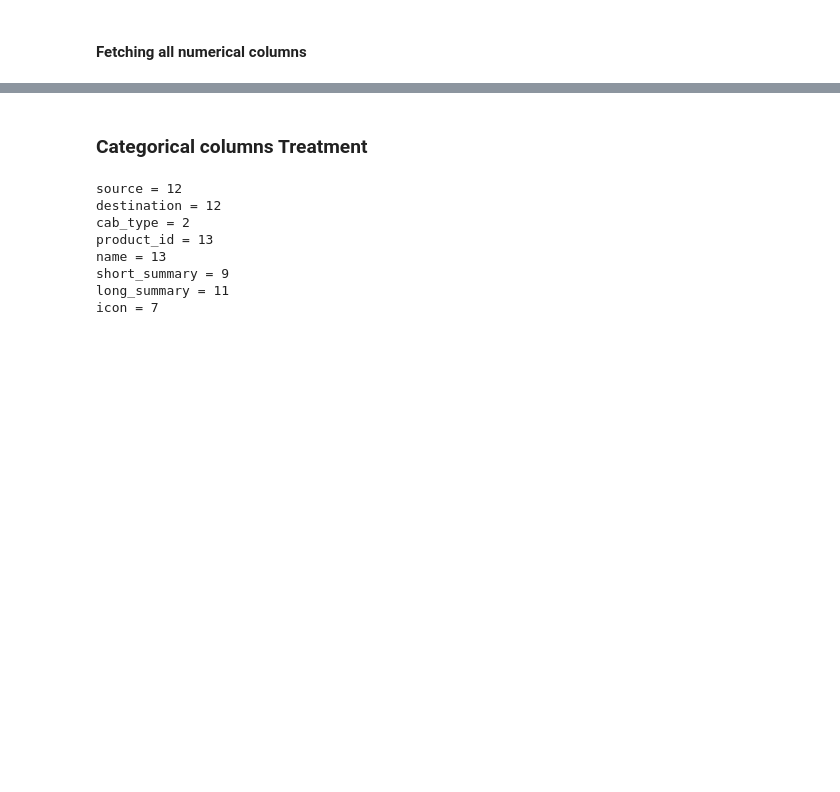
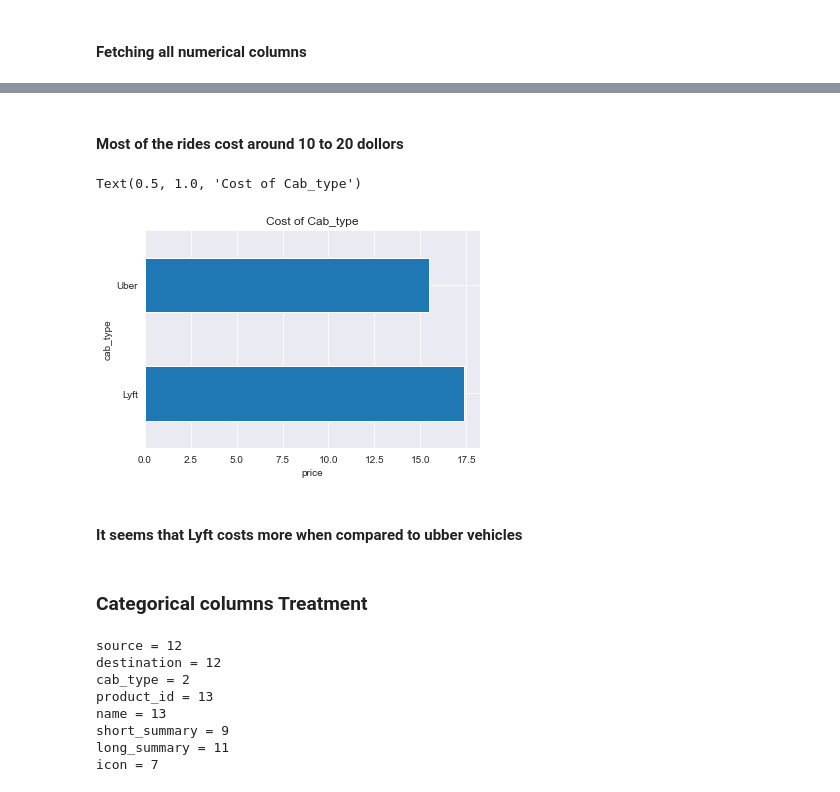
Before and after one commit to Hemanthhm222/Exploratory-data-analysis, a Jupyter notebook: UBER and LYFT EDA.ipynb, the cells around one changed output, grey strips where cells are left out. Drawn from its saved outputs; the diff is of its cells as text; code cells hidden in the pictures; blank space fills up the shorter version.

```diff
--- a/UBER and LYFT EDA.ipynb
+++ b/UBER and LYFT EDA.ipynb
@@ -95,3 +120,14 @@ Index(['price', 'distance', 'surge_multiplier', 'latitude', 'longitude',
+# %% [markdown]
+#### Most of the rides cost  around 10 to 20 dollors
+# %%
+df.groupby('cab_type')['price'].mean().plot.barh()
+plt.xlabel('price')
+plt.title('Cost of Cab_type')
+# %% [output]
+Text(0.5, 1.0, 'Cost of Cab_type')
+[figure, added]
+# %% [markdown]
+#### It seems that Lyft costs more when compared to ubber vehicles
 # %% [markdown]
 ### Categorical columns Treatment
 # %%
```
Also changed, not shown: parts of 36 cells of this notebook.
